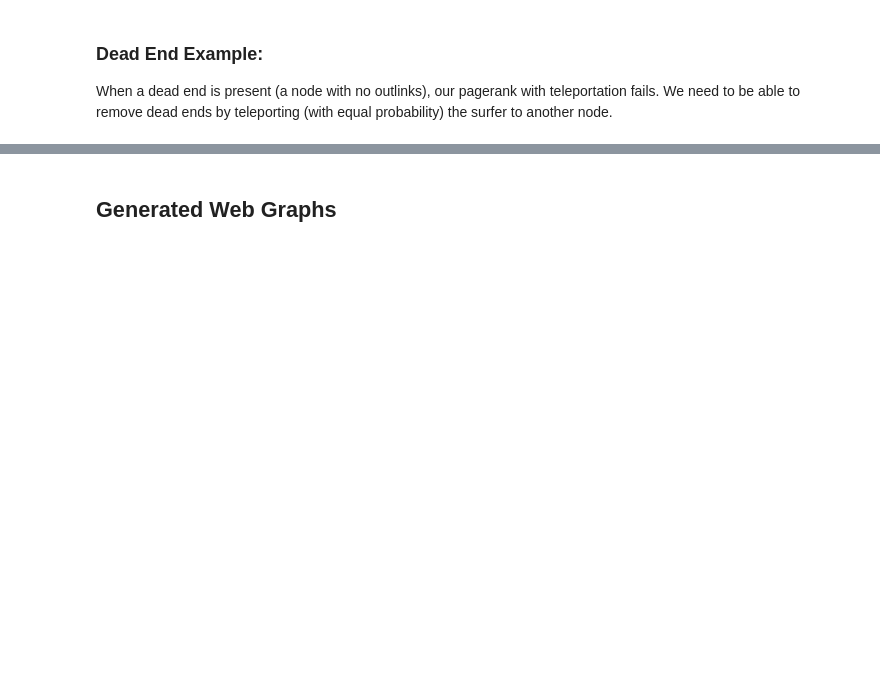
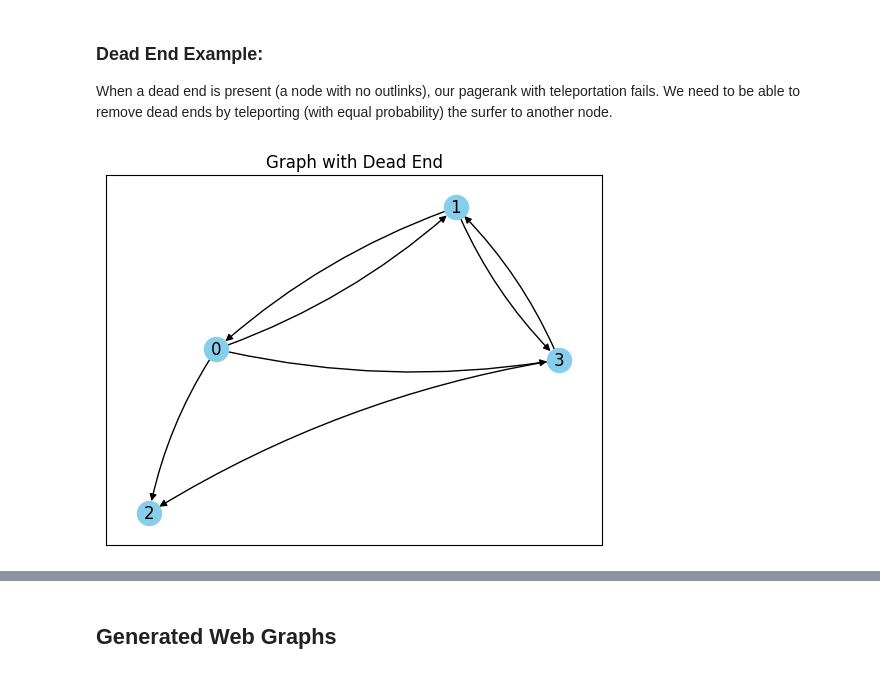
Before and after one commit to dionlahh/CZ4052-Cloud-Computing-Assignment-2, a Jupyter notebook: PageRank.ipynb, the cells around one changed output, grey strips where cells are left out. Cells and saved outputs as stored; diff of their text form; code cells hidden in the pictures; blank space fills up the shorter version.

```diff
--- a/PageRank.ipynb
+++ b/PageRank.ipynb
@@ -64,8 +95,10 @@ print(f"CLOSED FORM:\n{pr.closed_form_pagerank(M, len(A), beta=0.8)}")
 When a dead end is present (a node with no outlinks), our pagerank with teleportation fails. We need to be able to remove dead ends by teleporting (with equal probability) the surfer to another node.
 # %%
 A = [[0, 1, 0, 0], [1, 0, 0, 1], [1, 0, 0, 1], [1, 1, 0, 0]]
-M = pr.get_transition_matrix(A)
+M = get_transition_matrix(A)
 plt.plot_directed_graph(A, "Graph with Dead End")
+# %% [output]
+[figure, added]
 # %%
 # print(f"M:\n{M}")
 # print(f"NEW M:\n{pr.remove_dead_ends(M)}")
```
Also changed, not shown: parts of 15 cells of this notebook, 6 other files.
